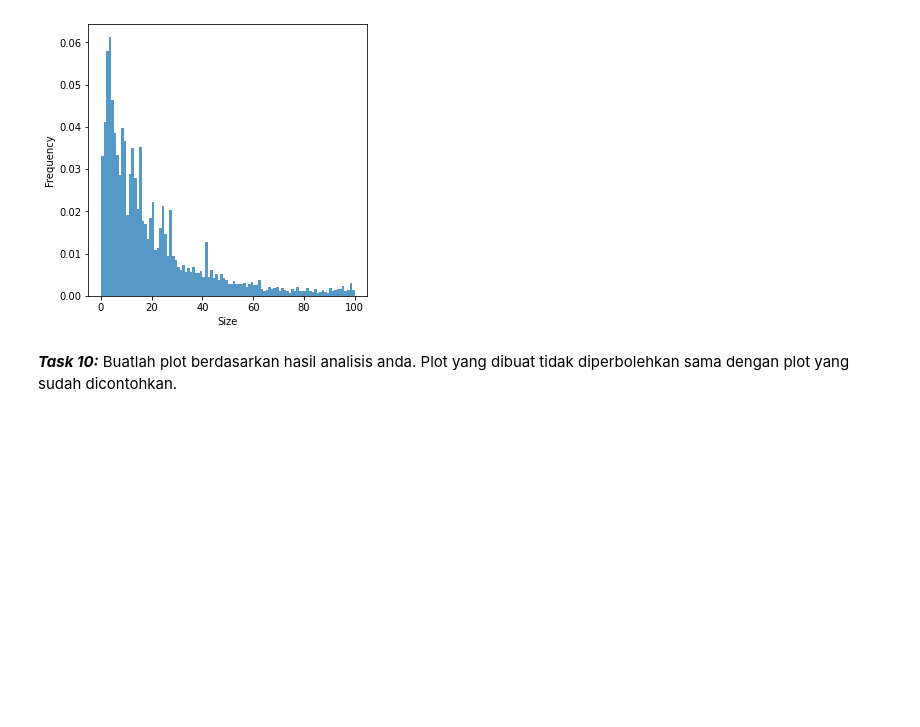
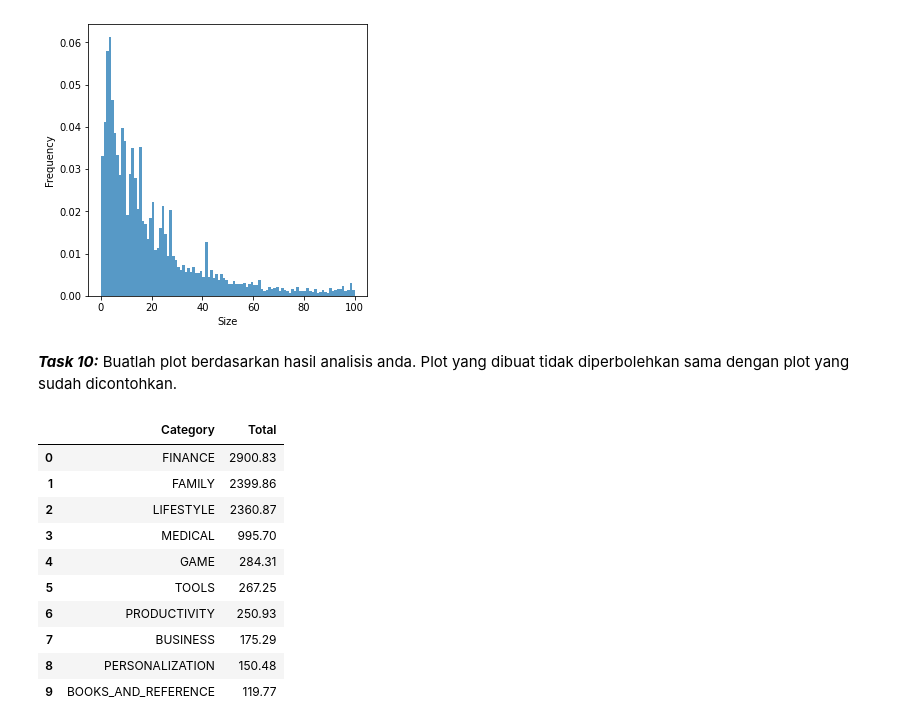
Before and after one commit to dodonugrohorahman/capstone-UIFD-DD, a Jupyter notebook: flask-ui-skeletonDD.ipynb, the cells around one changed output. Cells and saved outputs as stored; diff of their text form; code cells hidden in the pictures; blank space fills up the shorter version.

```diff
--- a/flask-ui-skeletonDD.ipynb
+++ b/flask-ui-skeletonDD.ipynb
@@ -244,5 +244,22 @@ plt.savefig('hist_size.png',bbox_inches="tight")
 [figure]
 # %% [markdown]
 **_Task 10:_** Buatlah plot berdasarkan hasil analisis anda. Plot yang dibuat tidak diperbolehkan sama dengan plot yang sudah dicontohkan.
+# %%
+df2_sold = df2[['Category','Price']].groupby('Category').agg({
+'Price':'sum'
+ }).rename({'Price':'Total'}, axis=1).sort_values('Total',ascending=False).reset_index()
+df2_sold[:10].sort_values('Total',ascending=False)
+# %% [output]
+|  | Category | Total |
+| 0 | FINANCE | 2900.83 |
+| 1 | FAMILY | 2399.86 |
+| 2 | LIFESTYLE | 2360.87 |
+| 3 | MEDICAL | 995.70 |
+| 4 | GAME | 284.31 |
+| 5 | TOOLS | 267.25 |
+| 6 | PRODUCTIVITY | 250.93 |
+| 7 | BUSINESS | 175.29 |
+| 8 | PERSONALIZATION | 150.48 |
+| 9 | BOOKS_AND_REFERENCE | 119.77 |
 # %%
 ## code here
```
Also changed, not shown: parts of 1 cell of this notebook, 6 other files.
